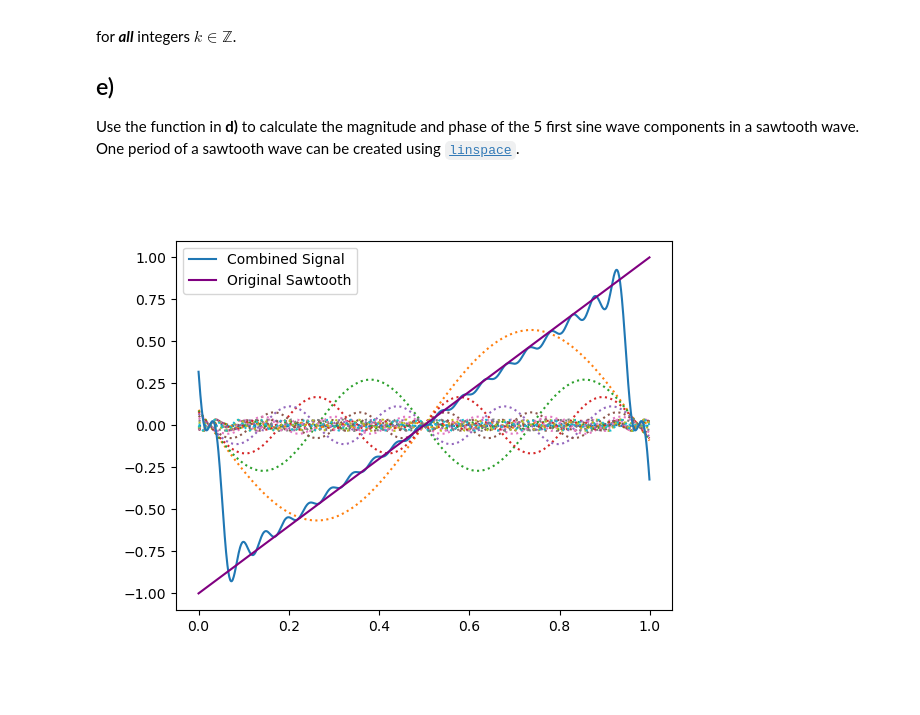
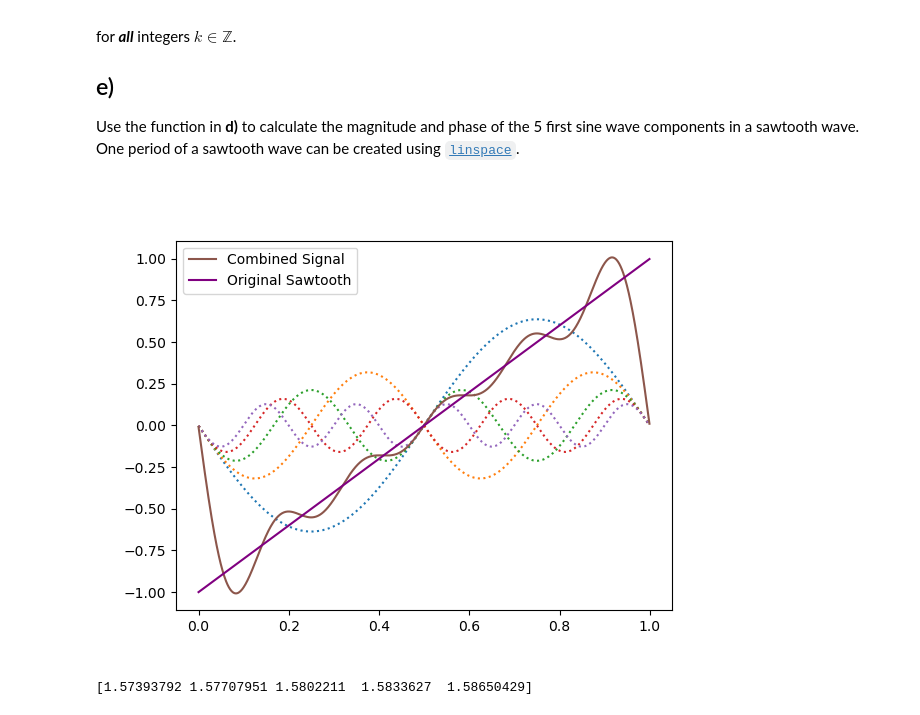
Before and after one commit to Mortenms/AIS2201_Exercises, a Jupyter notebook: Exercise_2/3_frequency_shifting.ipynb, the cells around one changed output. Saved outputs shown, nothing was run; the diff lists cells and outputs as text; code cells hidden in the pictures.

```diff
--- a/Exercise_2/3_frequency_shifting.ipynb
+++ b/Exercise_2/3_frequency_shifting.ipynb
@@ -185,32 +185,34 @@ Use the function in **d)** to calculate the magnitude and phase of the 5 first s
 # %%
 import numpy as np
 from scipy.signal import sawtooth
 
 t1 = np.linspace(0, 1, 1000, endpoint=False)  # 200 timestamps in 1 second (fs=200)
 xt = np.linspace(-1, 1, 1000, endpoint=False)  # One period of sawtooth wave
 #xT = sawtooth(xt)
-f1 = 20
-f = np.linspace(0,f1,f1)
+f1 = 5
+f = np.linspace(1,f1,f1)
 magnitudes = np.zeros(len(f))
 angles = np.zeros(len(f))
 
 plt.close(fig=1)
 plt.figure(1)
 b = 0
 
 for i in range(len(f)):
     magnitudes[i], angles[i] = extract_sinusoid(xt, t1, f[i])
     a = magnitudes[i] * np.cos(2 * np.pi * t1 * f[i] + angles[i])
     #print(magnitudes[i], angles[i])
     b += a
     plt.plot(t1,a,':')
 
 plt.plot(t1, b, label='Combined Signal')  # Plot the combined signal
 plt.plot(t1, xt, color='purple', label='Original Sawtooth')  # Plot the original sawtooth wave
 plt.legend()
 plt.show()
+print(angles)
 
 #plt.plot(t1, xt)
 # WRITE YOUR CODE HERE:
 # %% [output]
-[figure, old version]
+[figure, new version]
+[1.57393792 1.57707951 1.5802211  1.5833627  1.58650429]
```
Also changed, not shown: parts of 1 cell of this notebook, 4 other files.
